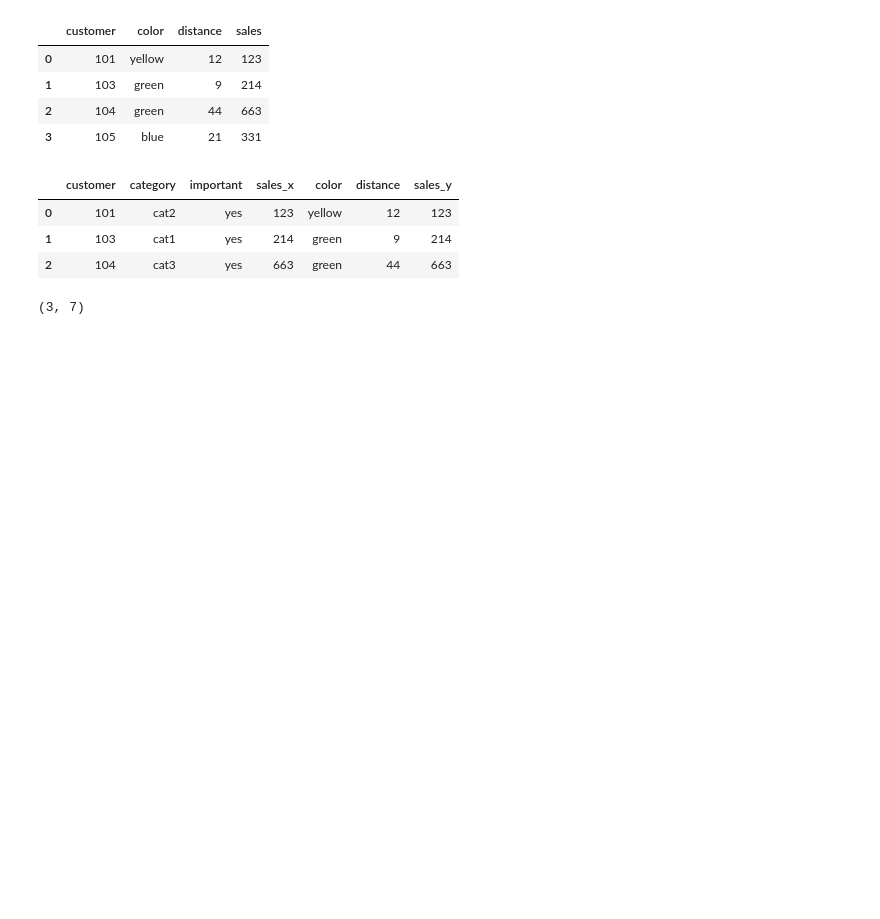
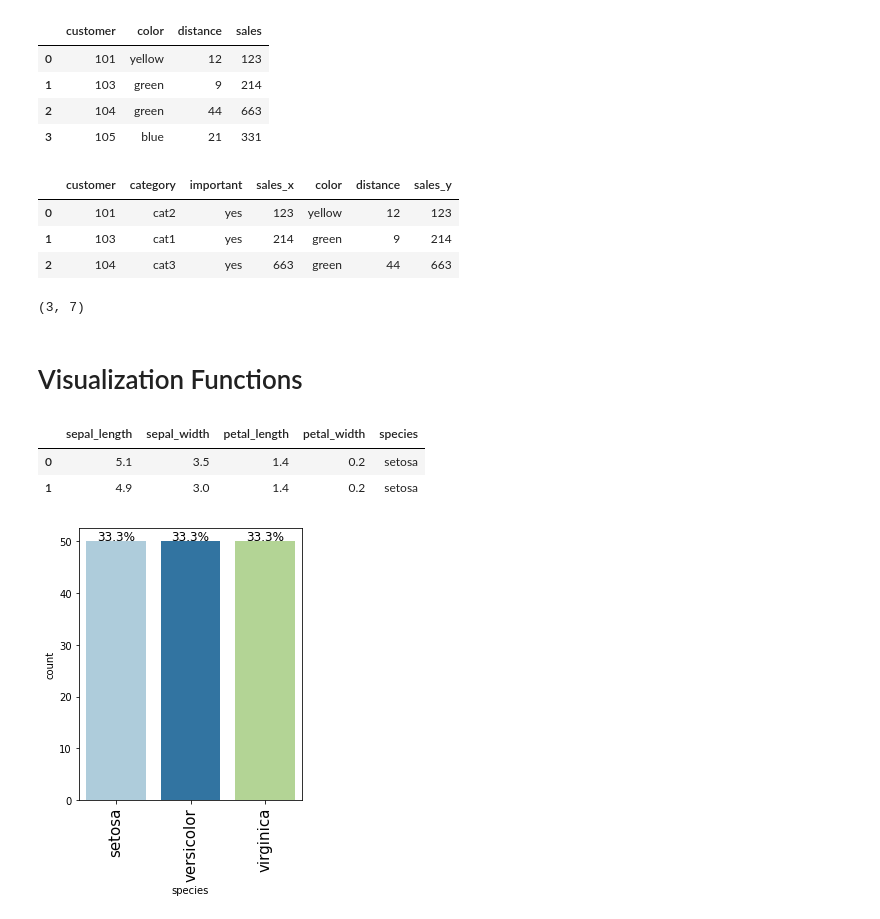
Before and after one commit to sahilsaxena21/PGP-DSBA-UTA, a Jupyter notebook: Master Reference Code.ipynb, the cells around one changed output. Drawn from its saved outputs; the diff is of its cells as text; code cells hidden in the pictures; blank space fills up the shorter version.

Commit message:
Add files via upload
added find-replace method to process strings and visualization functions

```diff
--- a/Master Reference Code.ipynb
+++ b/Master Reference Code.ipynb
@@ -928,3 +955,5 @@ df_all
 df_all.shape
 # %% [output]
 (3, 7)
+# %% [markdown]
+# Visualization Functions
@@ -930,0 +1047,11 @@ df_all.shape
+# %%
+df = sns.load_dataset("iris")
+df.head(2)
+# %% [output]
+|  | sepal_length | sepal_width | petal_length | petal_width | species |
+| 0 | 5.1 | 3.5 | 1.4 | 0.2 | setosa |
+| 1 | 4.9 | 3.0 | 1.4 | 0.2 | setosa |
+# %%
+labeled_barplot(df, "species", perc=True)
+# %% [output]
+[figure, added]
```
Also changed, not shown: parts of 8 cells of this notebook.
